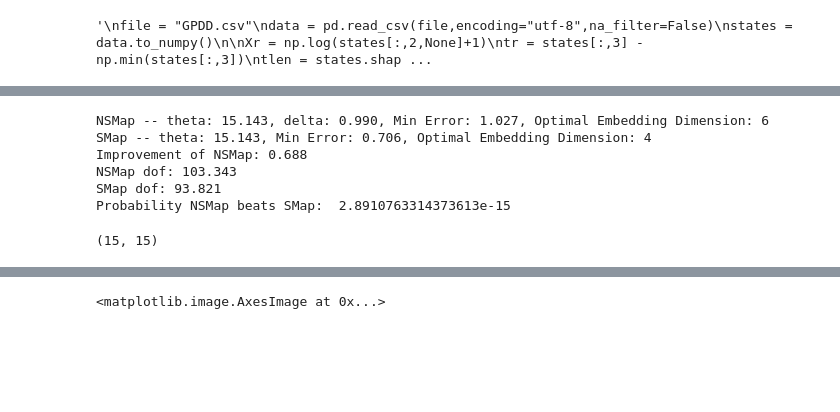
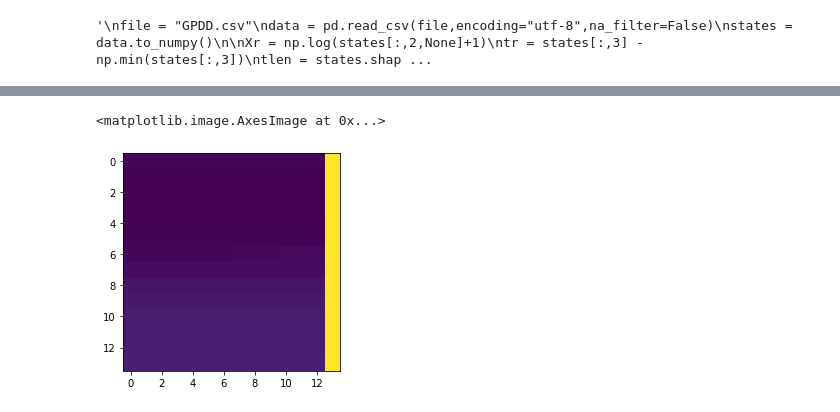
Before and after one commit to kenflat2/Nonlinear-Regression, a Jupyter notebook: Nonstationary SMap.ipynb, the cells around one changed output, grey strips where cells are left out. Drawn from its saved outputs; the diff is of its cells as text; code cells hidden in the pictures; blank space fills up the shorter version.

```diff
--- a/Nonstationary SMap.ipynb
+++ b/Nonstationary SMap.ipynb
@@ -255,27 +275,4 @@ functionSurfaceSMap(Xr, predictionHorizon, thetaBestS, 15)
-# %%
-### SUMMARY ###
-
-print(f"NSMap -- theta: {thetaBestNS:.3f}, delta: {deltaBestNS:.3f}, Min Error: {errorNS:.3f}, Optimal Embedding Dimension: {lagBestNS+2}")
-print(f"SMap -- theta: {thetaBestS:.3f}, Min Error: {errorS:.3f}, Optimal Embedding Dimension: {lagBestS+2}")
-
-print(f"Improvement of NSMap: {errorS/errorNS:.3f}")
-
-print(f"NSMap dof: {dofNS:.3f}")
-print(f"SMap dof: {dofS:.3f}")
-
-AkaikeTest(errorNS, errorS, dofNS, dofS, Xr.shape[0])
-# %% [output]
-NSMap -- theta: 15.143, delta: 0.990, Min Error: 1.027, Optimal Embedding Dimension: 6
-SMap -- theta: 15.143, Min Error: 0.706, Optimal Embedding Dimension: 4
-Improvement of NSMap: 0.688
-NSMap dof: 103.343
-SMap dof: 93.821
-Probability NSMap beats SMap:  2.8910763314373613e-15
-# %%
-landNS[:,:,1].shape
-# %% [output]
-(15, 15)
 # %%
 fix, ax = plt.subplots(1)
-ax.imshow(landNS[:,:,4])
+ax.imshow(landNS[1:,1:,2])
 # %% [output]
@@ -284 +279,2 @@ ax.imshow(landNS[:,:,4])
 <matplotlib.image.AxesImage at 0x...>
+[figure, added]
```
Also changed, not shown: parts of 26 cells of this notebook, 3 other files.
